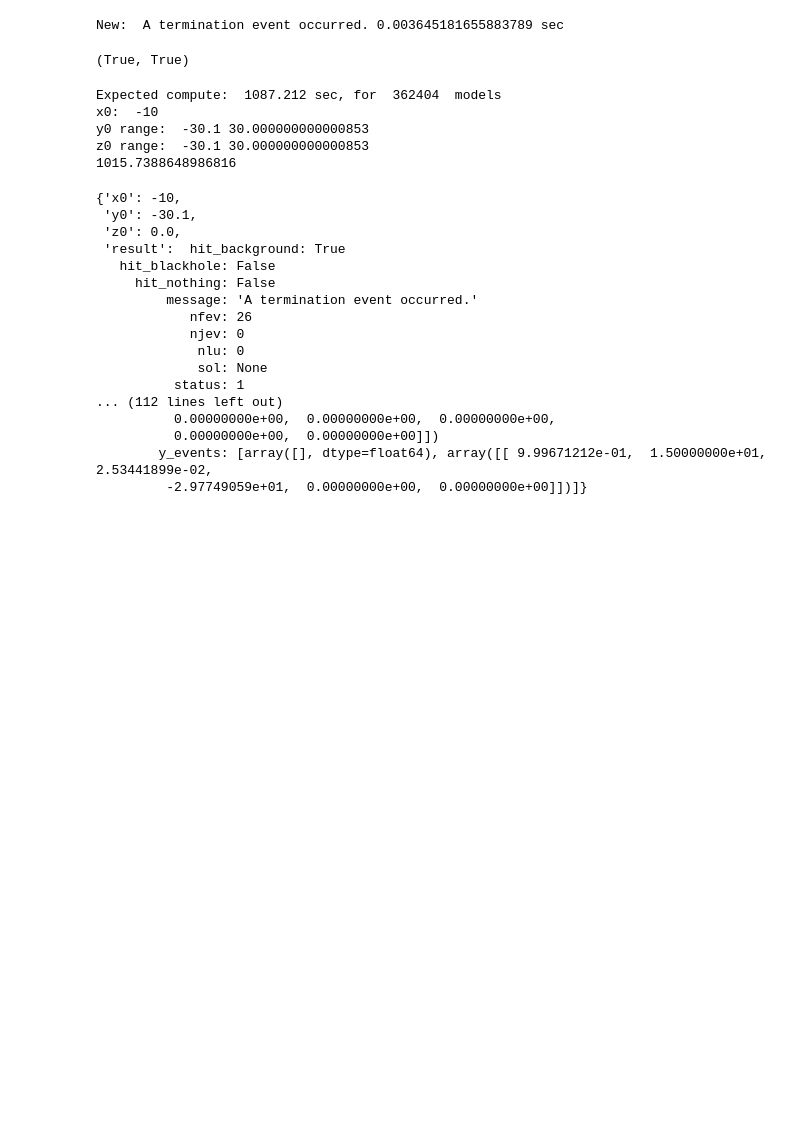
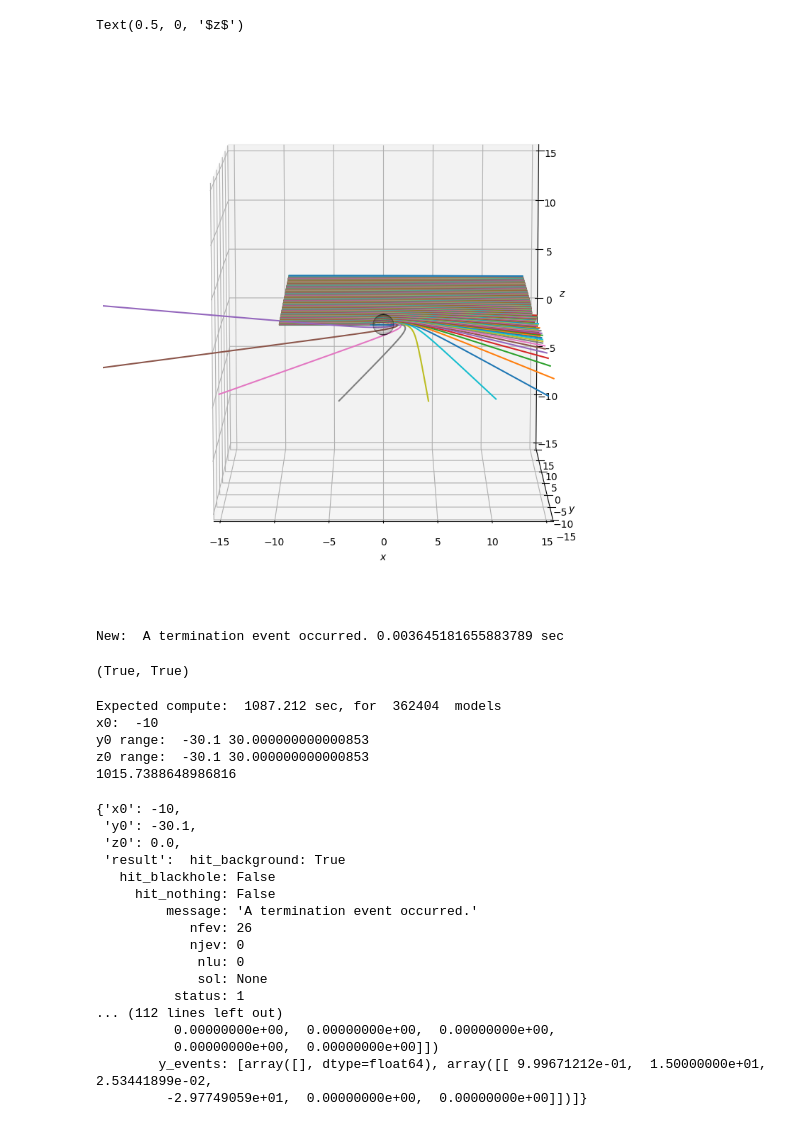
Before and after one commit to bldevries/blackhole_geodesic_calculator, a Jupyter notebook: dev_and_testing_code/Develop_Class_for_Solving_Schwarzschild_in_XYZ.ipynb, the cells around one changed output. Cells and saved outputs as stored; diff of their text form; code cells hidden in the pictures; blank space fills up the shorter version.

```diff
--- a/Schwarzschild_Geodesics/Develop_Class_for_Solving_Schwarzschild_in_XYZ.ipynb
+++ b/dev_and_testing_code/Develop_Class_for_Solving_Schwarzschild_in_XYZ.ipynb
@@ -179,3 +265,45 @@ SW = SchwarzschildGeodesic()
+# %%
+plt.close()
+#frames = len(result_list[0].y[0])
+#print(frames)
+
+# We add a subplot to the figure which we tell to use the 3d projection
+fig = plt.figure(figsize=(10,10))
+ax = fig.add_subplot(projection='3d')
+# We set the scaling of the axis to equal
+ax.set_aspect("equal")
+# Lastly we set the viewing angle from which we want to view our 3d scene.
+ax.view_init(elev=10, azim=-90, roll=0)
+
+
+# Using numpy we make a grid that we use to plot the wireframe
+theta_w, phi_w =  np.mgrid[0:2*np.pi : 60j ,0:np.pi : 60j]
+
+# We set the radius of the wireframe sphere to 1 and calculate
+# the cartesian coordinates
+# r_w = 1
+x_w = np.sin(theta_w) * np.cos(phi_w) #func_x(r_w, theta_w, phi_w)
+y_w = np.sin(theta_w) * np.sin(phi_w) #func_y(r_w, theta_w, phi_w)
+z_w = np.cos(theta_w) #func_z(r_w, theta_w, phi_w)
+
+ax.plot_wireframe(x_w,y_w,z_w, colors= [0,0,0,0.08], linewidths=[0.5])
+
+# # We plot the wireframe
+for i in range(len(res_1d)):
+    k_x, x, k_y, y, k_z, z = res_1d[i]['result'].y
+    plt.plot(x, y, z)
+
+
+limit = 15
+plt.xlim(-limit, limit)
+plt.ylim(-limit, limit)
+ax.set_zlim(-limit, limit)
+ax.set_xlabel('$x$')
+ax.set_ylabel('$y$')
+ax.set_zlabel('$z$')
+# %% [output]
+Text(0.5, 0, '$z$')
+[figure, added]
 # %%
 res2 = SW.calc_trajectory()
 len(res2.t_events[1])>0, res2["hit_background"]
```
Also changed, not shown: parts of 4 cells of this notebook.
